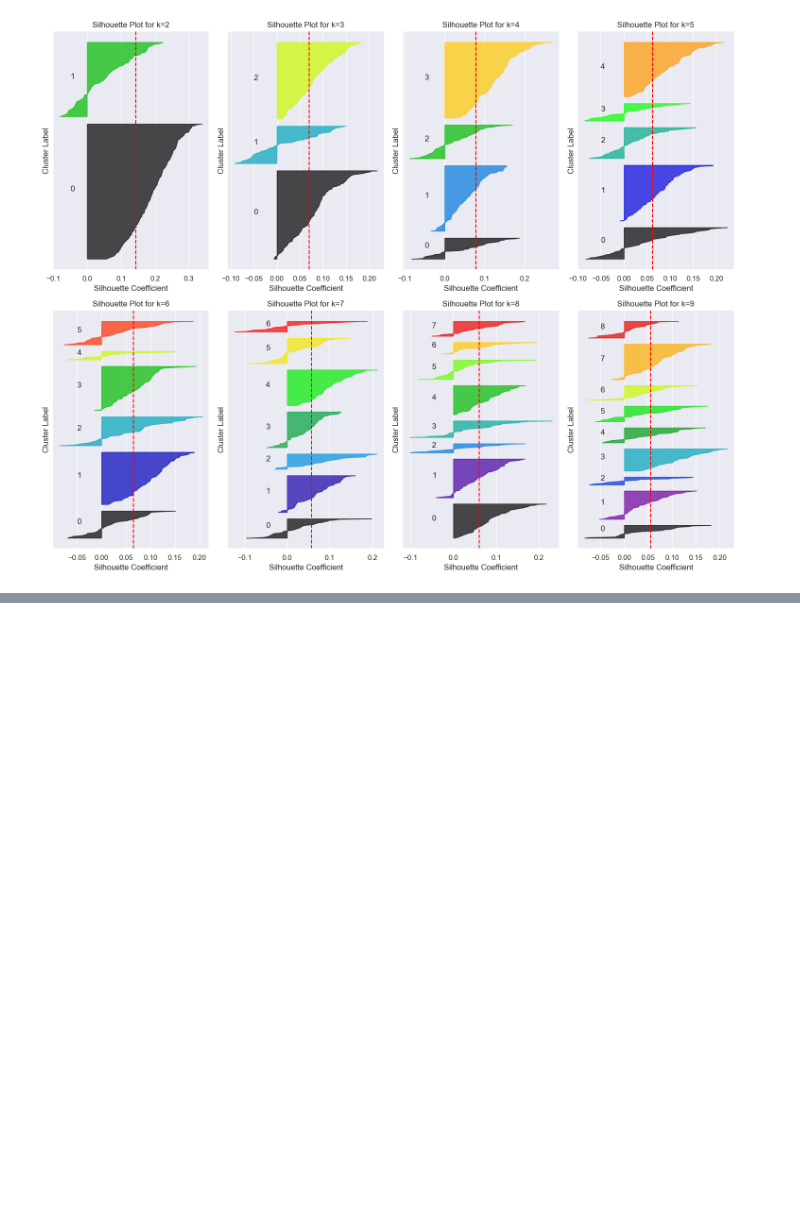
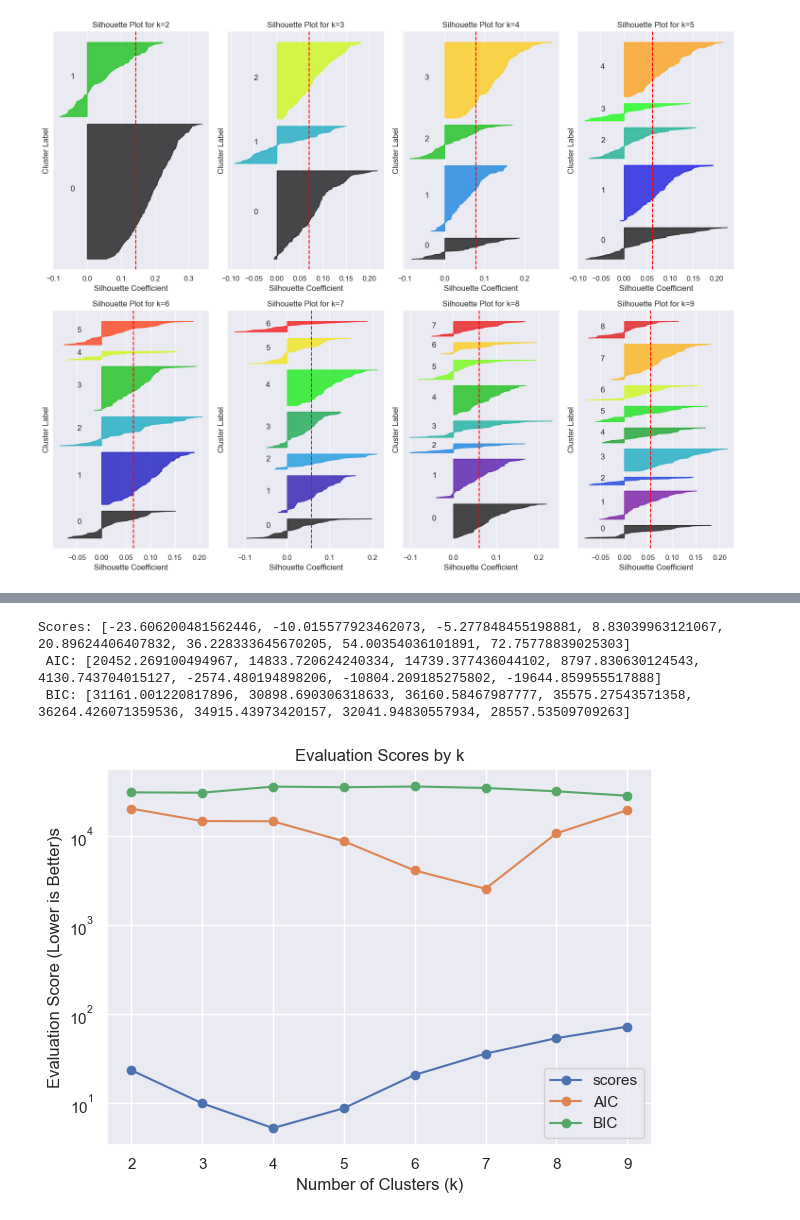
Before and after one commit to Neismo/CDA-HandIn, a Jupyter notebook: Case2/data_look_Kuba.ipynb, the cells around one changed output, grey strips where cells are left out. Drawn from its saved outputs; the diff is of its cells as text; code cells hidden in the pictures; blank space fills up the shorter version.

```diff
--- a/Case2/data_look_Kuba.ipynb
+++ b/Case2/data_look_Kuba.ipynb
@@ -214,3 +225,22 @@ Valid choices for k (GMM) are: [2, 3, 4, 5, 6, 8, 9]
+# %%
+print(f'Scores: {gmm_scores} \n AIC: {gmm_aic} \n BIC: {gmm_bic}')
+plt.plot(k_range, np.abs(gmm_scores), label='scores', marker='o')
+plt.plot(k_range, np.abs(gmm_aic), label='AIC', marker='o')
+plt.plot(k_range, gmm_bic, label='BIC', marker='o')
+plt.semilogy()
+plt.xlabel('Number of Clusters (k)')
+plt.ylabel('Evaluation Score (Lower is Better)s')
+plt.title('Evaluation Scores by k')
+plt.legend()
+
+plt.tight_layout()
+plt.savefig('Evaluation_Scores.png')
+plt.show()
+# %% [output]
+Scores: [-23.606200481562446, -10.015577923462073, -5.277848455198881, 8.83039963121067, 20.89624406407832, 36.228333645670205, 54.00354036101891, 72.75778839025303]
+ AIC: [20452.269100494967, 14833.720624240334, 14739.377436044102, 8797.830630124543, 4130.743704015127, -2574.480194898206, -10804.209185275802, -19644.859955517888]
+ BIC: [31161.001220817896, 30898.690306318633, 36160.58467987777, 35575.27543571358, 36264.426071359536, 34915.43973420157, 32041.94830557934, 28557.53509709263]
+[figure, added]
 # %%
 plt.plot(k_range, kmeans_silhouette_scores, label='K-Means Silhouette', marker='o')
 plt.plot(k_range, gmm_silhouette_scores, label='GMM Silhouette', marker='s')
```
Also changed, not shown: parts of 5 cells of this notebook, 8 other files.
